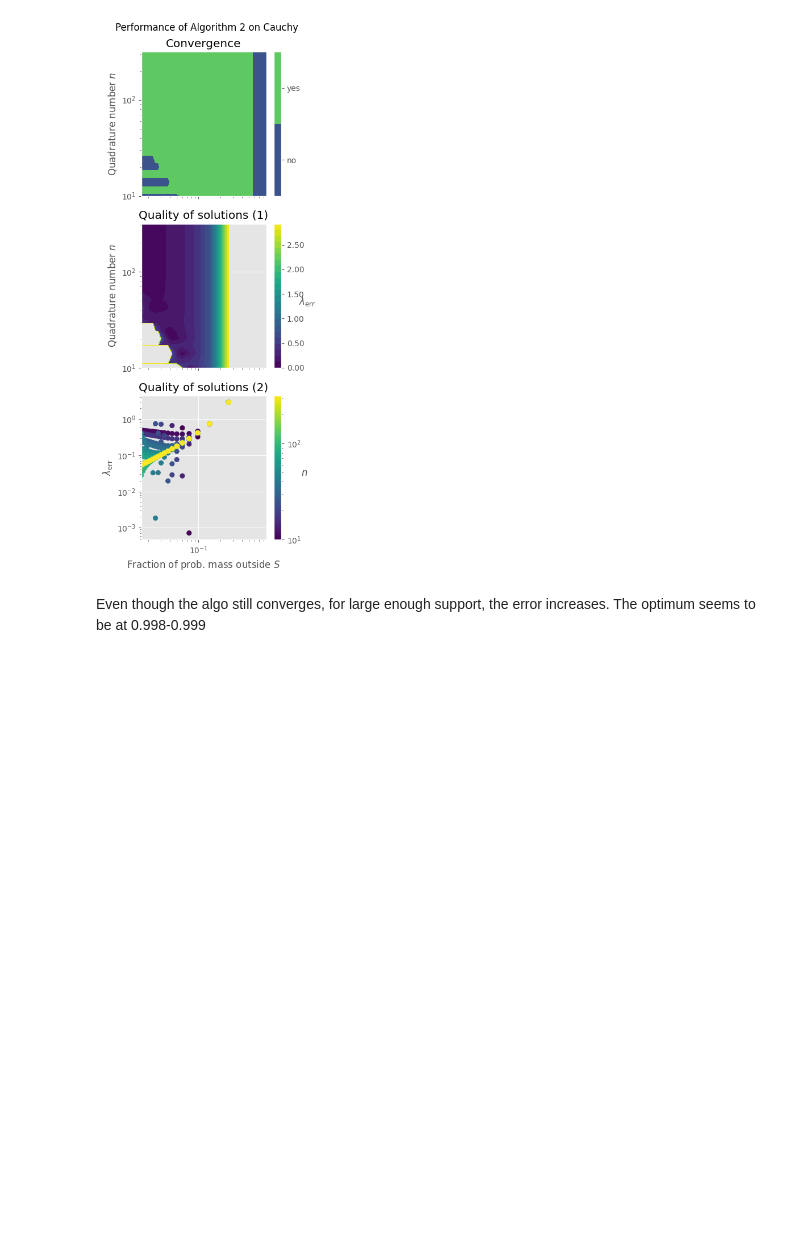
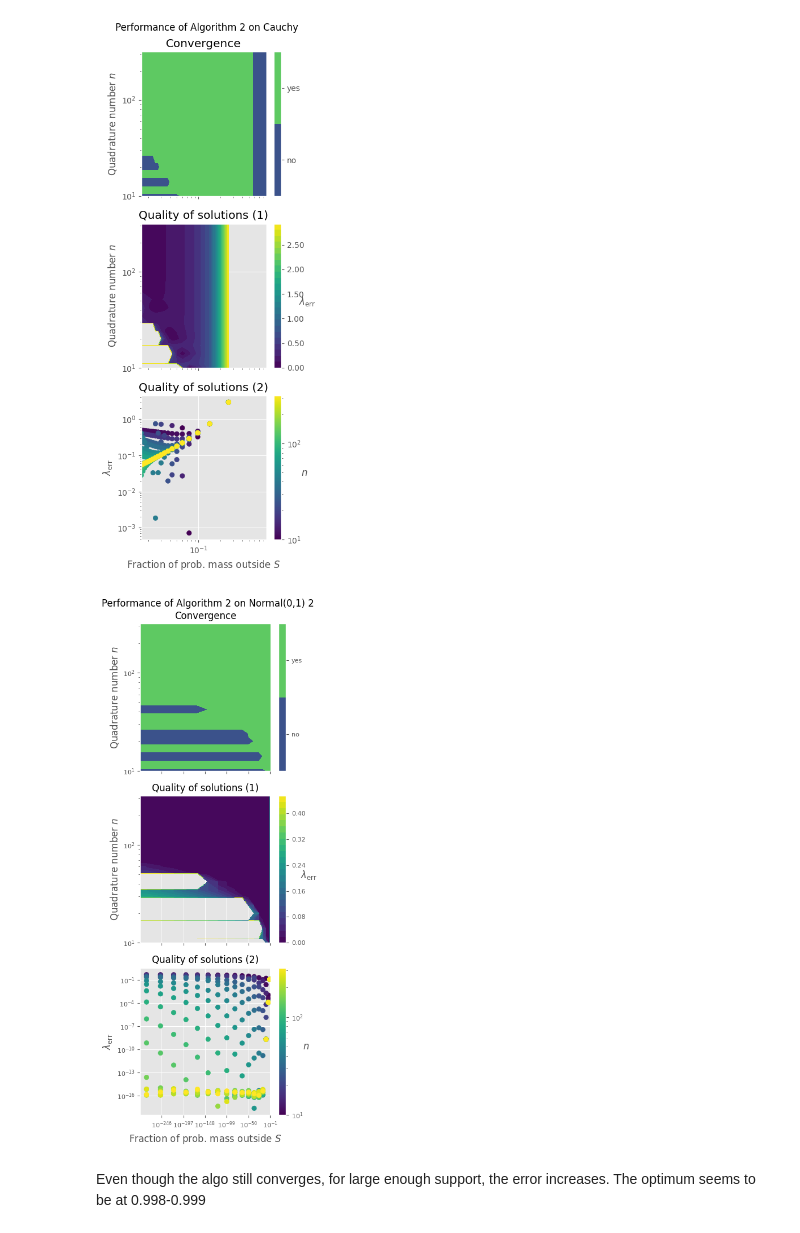
Before and after one commit to LiselotPrins/max_entropy, a Jupyter notebook: laplace_convergence.ipynb, the cells around one changed output. Cells and saved outputs as stored; diff of their text form; code cells hidden in the pictures; blank space fills up the shorter version.

Commit message:
performance tests further

```diff
--- a/laplace_convergence.ipynb
+++ b/laplace_convergence.ipynb
@@ -373,3 +371,14 @@ test_performance_algo(title=f"Cauchy",
                     cdf=d.cdf_cauchy)
 # %% [output]
 [figure]
+# %%
+#normal 2
+mu, s2 = 0, 1
+test_performance_algo(title=f"Normal({mu},{s2}) 2",
+                    b_constraint=d.b_constraint_normal2,
+                    f_constraint=d.f_constraint_normal2,
+                    f_param=(mu,s2),
+                    lambda_actual=d.lambda_actual_normal2,
+                    cdf=d.cdf_norm)
+# %% [output]
+[figure, added]
```
Also changed, not shown: parts of 4 cells of this notebook, 16 other files.
